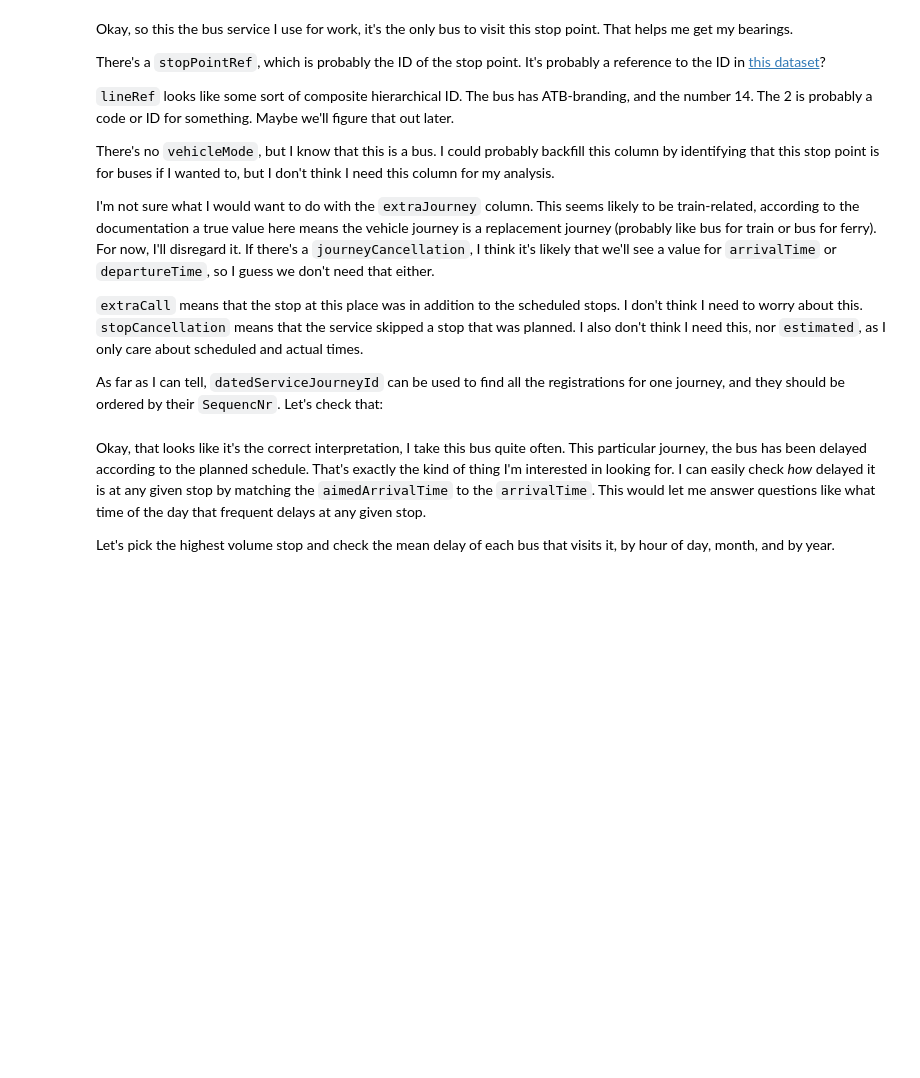
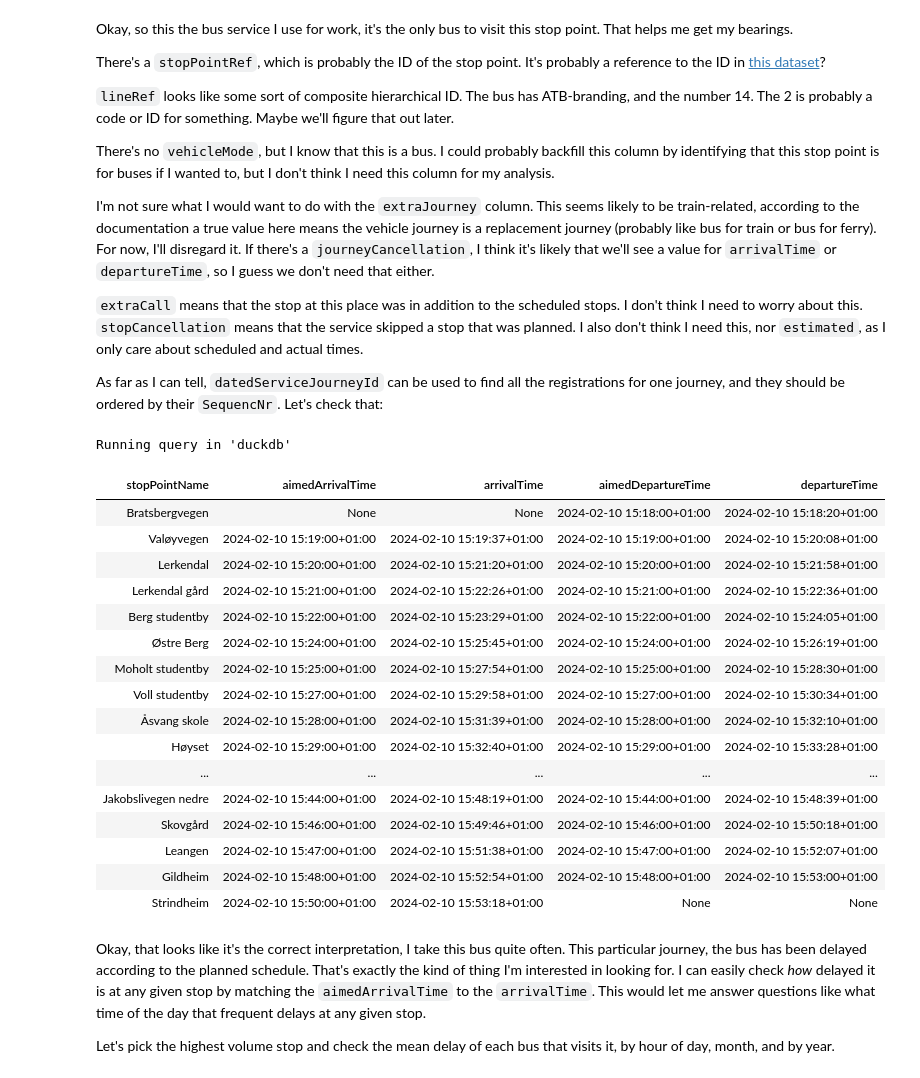
Before and after one commit to kaaveland/bus-eta, a Jupyter notebook: EnturRealtimeEDA.ipynb, the cells around one changed output. Saved outputs shown, nothing was run; the diff lists cells and outputs as text; code cells hidden in the pictures; blank space fills up the shorter version.

```diff
--- a/EnturRealtimeEDA.ipynb
+++ b/EnturRealtimeEDA.ipynb
@@ -228,17 +316,38 @@ I'm not sure what I would want to do with the `extraJourney` column. This seems
 As far as I can tell, `datedServiceJourneyId` can be used to find all the registrations for one journey, and they should be ordered by their `SequencNr`. Let's check that:
 # %%
 %%sql
-
-select
+SELECT
   stopPointName,
   aimedArrivalTime,
   arrivalTime,
   aimedDepartureTime,
   departureTime
-from arrivals
--- apparently %%sql uses jinja templates
-where arrivals.datedServiceJourneyId = '{{ journey }}'
-order by sequenceNr asc;
+FROM
+  arrivals
+  -- apparently %%sql uses jinja templates
+WHERE
+  arrivals.datedServiceJourneyId = '{{ journey }}'
+ORDER BY
+  sequenceNr asc;
+# %% [output]
+Running query in 'duckdb'
+| stopPointName | aimedArrivalTime | arrivalTime | aimedDepartureTime | departureTime |
+| Bratsbergvegen | None | None | 2024-02-10 15:18:00+01:00 | 2024-02-10 15:18:20+01:00 |
+| Valøyvegen | 2024-02-10 15:19:00+01:00 | 2024-02-10 15:19:37+01:00 | 2024-02-10 15:19:00+01:00 | 2024-02-10 15:20:08+01:00 |
+| Lerkendal | 2024-02-10 15:20:00+01:00 | 2024-02-10 15:21:20+01:00 | 2024-02-10 15:20:00+01:00 | 2024-02-10 15:21:58+01:00 |
+| Lerkendal gård | 2024-02-10 15:21:00+01:00 | 2024-02-10 15:22:26+01:00 | 2024-02-10 15:21:00+01:00 | 2024-02-10 15:22:36+01:00 |
+| Berg studentby | 2024-02-10 15:22:00+01:00 | 2024-02-10 15:23:29+01:00 | 2024-02-10 15:22:00+01:00 | 2024-02-10 15:24:05+01:00 |
+| Østre Berg | 2024-02-10 15:24:00+01:00 | 2024-02-10 15:25:45+01:00 | 2024-02-10 15:24:00+01:00 | 2024-02-10 15:26:19+01:00 |
+| Moholt studentby | 2024-02-10 15:25:00+01:00 | 2024-02-10 15:27:54+01:00 | 2024-02-10 15:25:00+01:00 | 2024-02-10 15:28:30+01:00 |
+| Voll studentby | 2024-02-10 15:27:00+01:00 | 2024-02-10 15:29:58+01:00 | 2024-02-10 15:27:00+01:00 | 2024-02-10 15:30:34+01:00 |
+| Åsvang skole | 2024-02-10 15:28:00+01:00 | 2024-02-10 15:31:39+01:00 | 2024-02-10 15:28:00+01:00 | 2024-02-10 15:32:10+01:00 |
+| Høyset | 2024-02-10 15:29:00+01:00 | 2024-02-10 15:32:40+01:00 | 2024-02-10 15:29:00+01:00 | 2024-02-10 15:33:28+01:00 |
+| ... | ... | ... | ... | ... |
+| Jakobslivegen nedre | 2024-02-10 15:44:00+01:00 | 2024-02-10 15:48:19+01:00 | 2024-02-10 15:44:00+01:00 | 2024-02-10 15:48:39+01:00 |
+| Skovgård | 2024-02-10 15:46:00+01:00 | 2024-02-10 15:49:46+01:00 | 2024-02-10 15:46:00+01:00 | 2024-02-10 15:50:18+01:00 |
+| Leangen | 2024-02-10 15:47:00+01:00 | 2024-02-10 15:51:38+01:00 | 2024-02-10 15:47:00+01:00 | 2024-02-10 15:52:07+01:00 |
+| Gildheim | 2024-02-10 15:48:00+01:00 | 2024-02-10 15:52:54+01:00 | 2024-02-10 15:48:00+01:00 | 2024-02-10 15:53:00+01:00 |
+| Strindheim | 2024-02-10 15:50:00+01:00 | 2024-02-10 15:53:18+01:00 | None | None |
 # %% [markdown]
 Okay, that looks like it's the correct interpretation, I take this bus quite often. This particular journey, the bus has been delayed according to the planned schedule. That's exactly the kind of thing I'm interested in looking for. I can easily check _how_ delayed it is at any given stop by matching the `aimedArrivalTime` to the `arrivalTime`. This would let me answer questions like what time of the day that frequent delays at any given stop.
 
```
Also changed, not shown: parts of 62 cells of this notebook, 10 other files.
